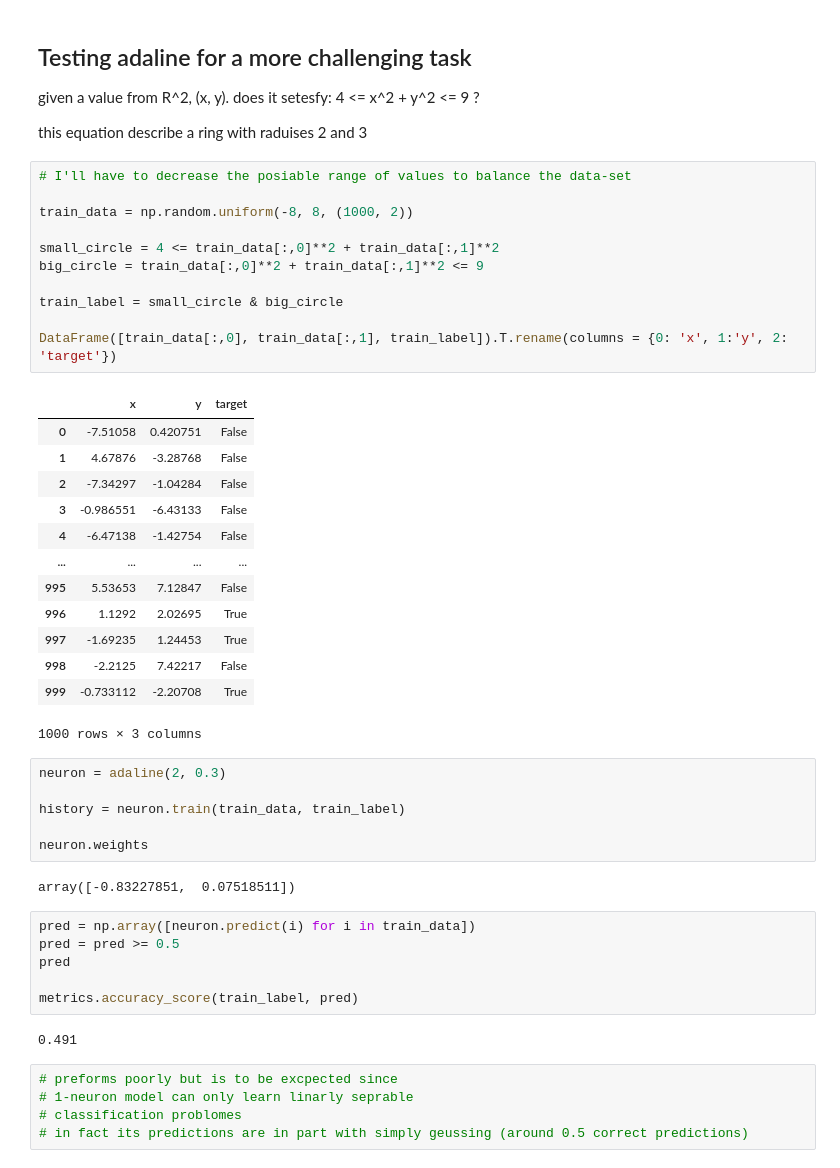
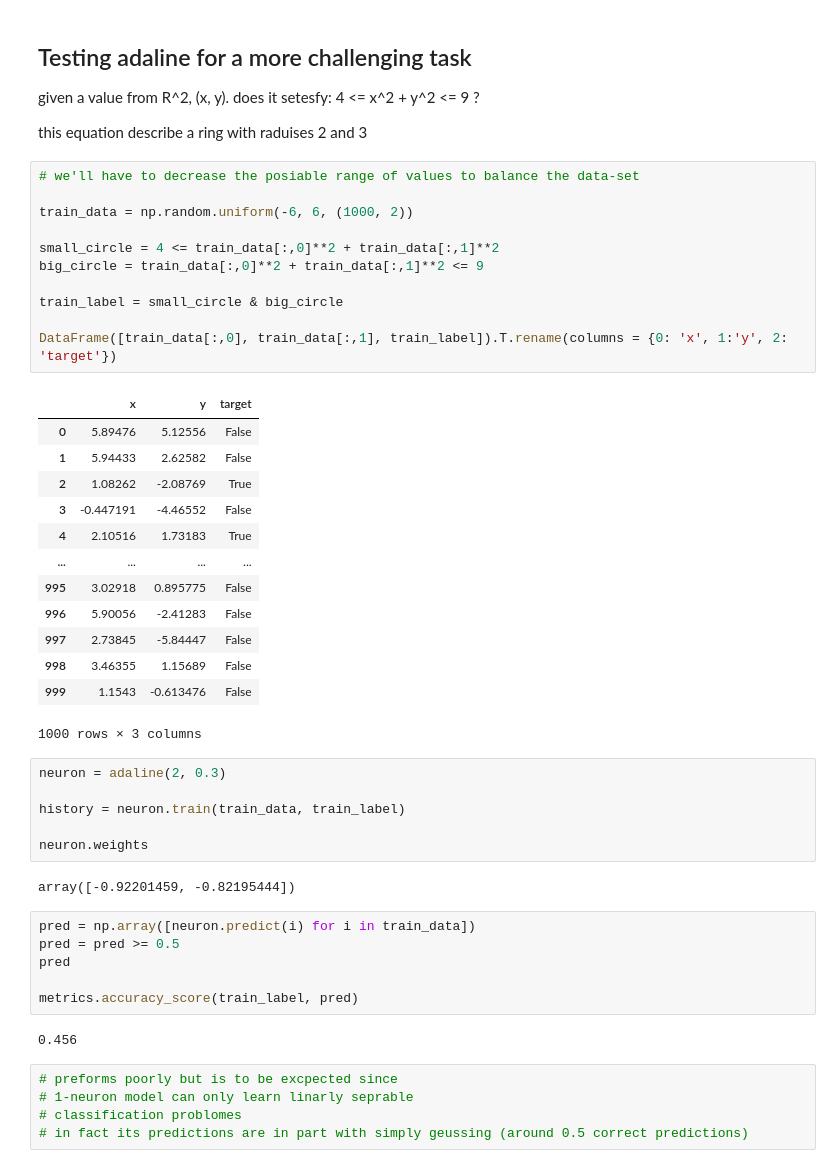
Before and after one commit to Israel0545488592/NeuralComputing1, a Jupyter notebook: train_test_adaline.ipynb, the cells around one changed output. Saved outputs shown, nothing was run; the diff lists cells and outputs as text.

```diff
--- a/train_test_adaline.ipynb
+++ b/train_test_adaline.ipynb
@@ -135,29 +135,29 @@ does it setesfy: 4 <= x^2 + y^2 <= 9 ?
 
 this equation describe a ring with raduises 2 and 3
 # %%
-# I'll have to decrease the posiable range of values to balance the data-set
+# we'll have to decrease the posiable range of values to balance the data-set
 
-train_data = np.random.uniform(-8, 8, (1000, 2))
+train_data = np.random.uniform(-6, 6, (1000, 2))
 
 small_circle = 4 <= train_data[:,0]**2 + train_data[:,1]**2
 big_circle = train_data[:,0]**2 + train_data[:,1]**2 <= 9
 
 train_label = small_circle & big_circle
 
 DataFrame([train_data[:,0], train_data[:,1], train_label]).T.rename(columns = {0: 'x', 1:'y', 2: 'target'})
 # %% [output]
 |  | x | y | target |
-| 0 | -7.51058 | 0.420751 | False |
-| 1 | 4.67876 | -3.28768 | False |
-| 2 | -7.34297 | -1.04284 | False |
-| 3 | -0.986551 | -6.43133 | False |
-| 4 | -6.47138 | -1.42754 | False |
+| 0 | 5.89476 | 5.12556 | False |
+| 1 | 5.94433 | 2.62582 | False |
+| 2 | 1.08262 | -2.08769 | True |
+| 3 | -0.447191 | -4.46552 | False |
+| 4 | 2.10516 | 1.73183 | True |
 | ... | ... | ... | ... |
-| 995 | 5.53653 | 7.12847 | False |
-| 996 | 1.1292 | 2.02695 | True |
-| 997 | -1.69235 | 1.24453 | True |
-| 998 | -2.2125 | 7.42217 | False |
-| 999 | -0.733112 | -2.20708 | True |
+| 995 | 3.02918 | 0.895775 | False |
+| 996 | 5.90056 | -2.41283 | False |
+| 997 | 2.73845 | -5.84447 | False |
+| 998 | 3.46355 | 1.15689 | False |
+| 999 | 1.1543 | -0.613476 | False |
 1000 rows × 3 columns
 # %%
 neuron = adaline(2, 0.3)
@@ -166,7 +166,7 @@ history = neuron.train(train_data, train_label)
 
 neuron.weights
 # %% [output]
-array([-0.83227851,  0.07518511])
+array([-0.92201459, -0.82195444])
 # %%
 pred = np.array([neuron.predict(i) for i in train_data])
 pred = pred >= 0.5
@@ -174,7 +174,7 @@ pred
 
 metrics.accuracy_score(train_label, pred)
 # %% [output]
-0.491
+0.456
 # %%
 # preforms poorly but is to be excpected since
 # 1-neuron model can only learn linarly seprable
```
Also changed, not shown: parts of 21 cells of this notebook.
